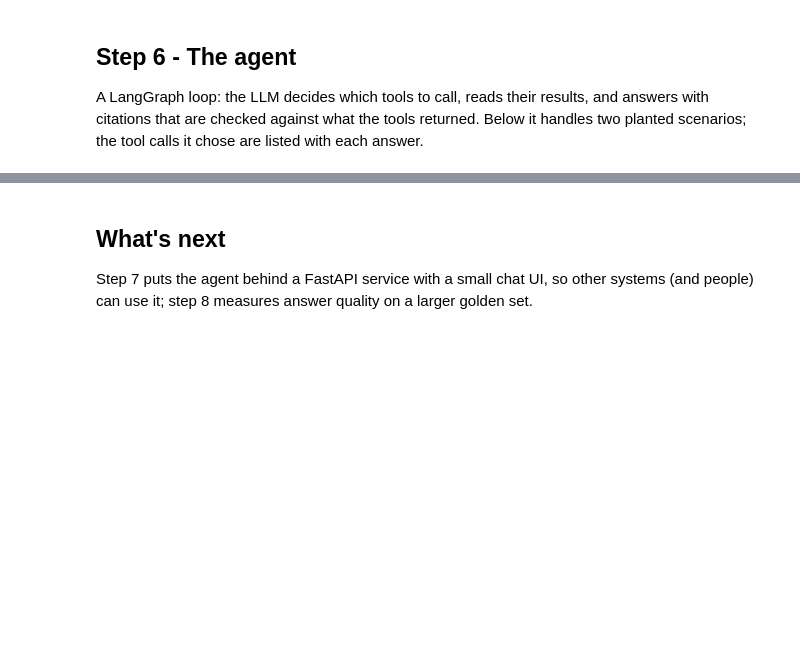
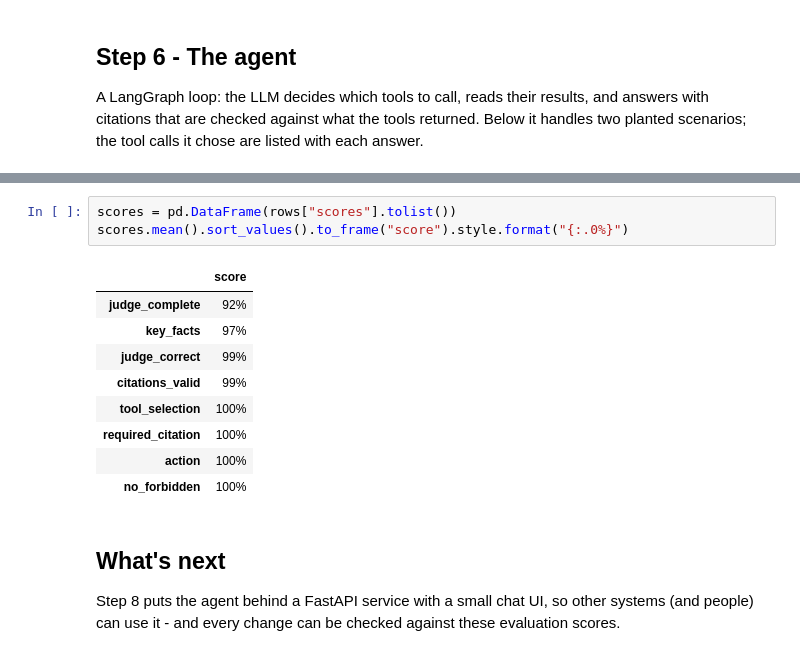
Before and after one commit to nboumpari/dc-exception-copilot, a Jupyter notebook: notebooks/demo.ipynb, the cells around one changed output, grey strips where cells are left out. Saved outputs shown, nothing was run; the diff lists cells and outputs as text; blank space fills up the shorter version.

```diff
--- a/notebooks/demo.ipynb
+++ b/notebooks/demo.ipynb
@@ -390,5 +412,18 @@ If you want, I can also check whether it’s at risk of going out late.
+# %%
+scores = pd.DataFrame(rows["scores"].tolist())
+scores.mean().sort_values().to_frame("score").style.format("{:.0%}")
+# %% [output]
+|  | score |
+| judge_complete | 92% |
+| key_facts | 97% |
+| judge_correct | 99% |
+| citations_valid | 99% |
+| tool_selection | 100% |
+| required_citation | 100% |
+| action | 100% |
+| no_forbidden | 100% |
 # %% [markdown]
 ## What's next
 
-Step 7 puts the agent behind a FastAPI service with a small chat UI, so other systems (and
-people) can use it; step 8 measures answer quality on a larger golden set.
+Step 8 puts the agent behind a FastAPI service with a small chat UI, so other systems (and
+people) can use it - and every change can be checked against these evaluation scores.
```
Also changed, not shown: parts of 5 cells of this notebook, 8 other files.
